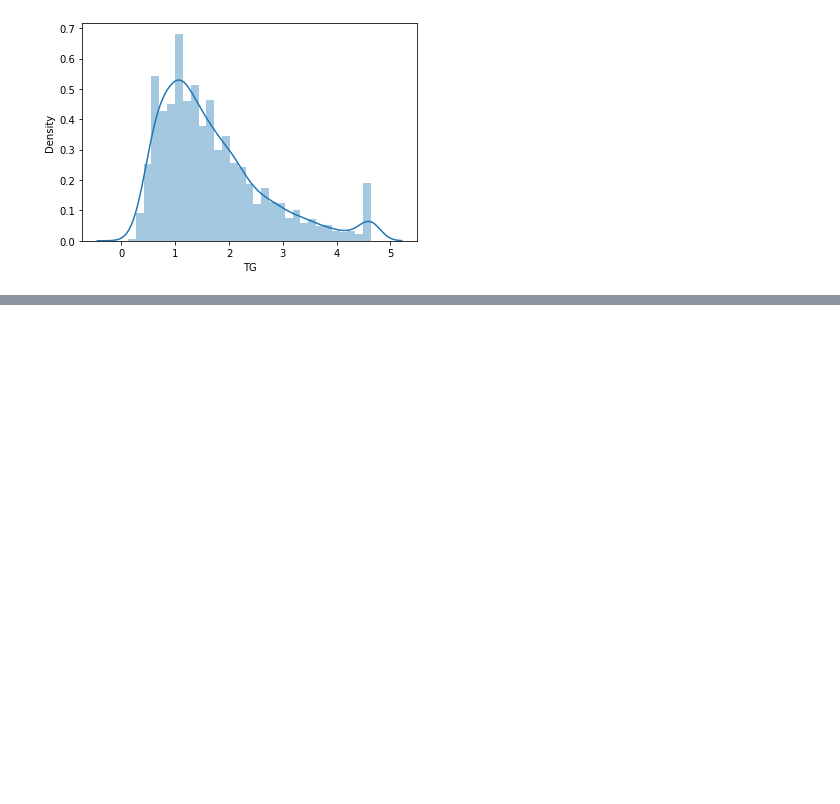
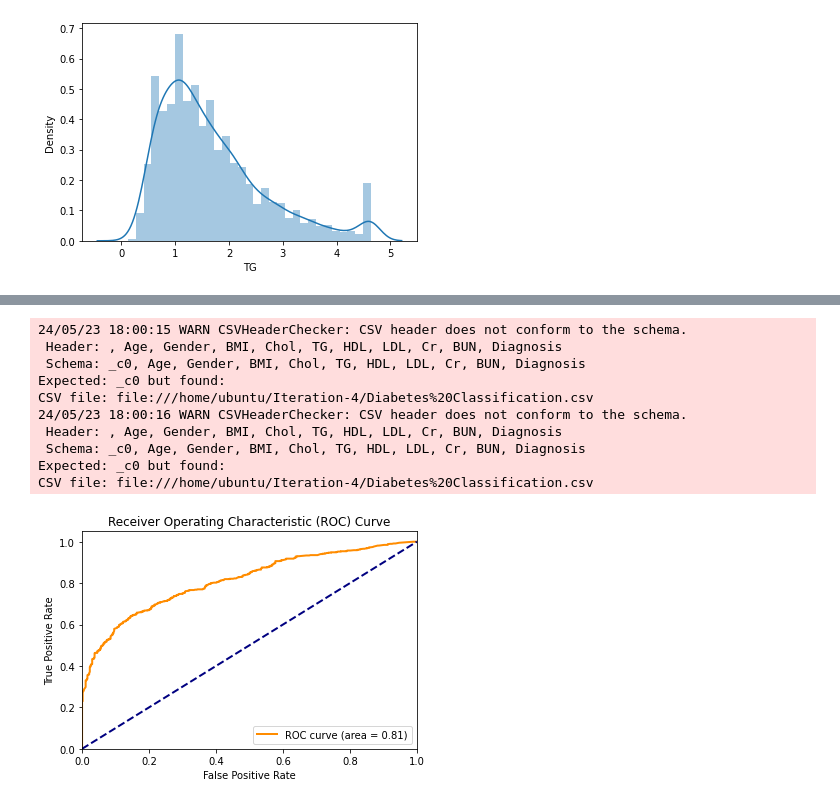
Before and after one commit to shengguima/Iteration-4, a Jupyter notebook: Assignment 4.ipynb, the cells around one changed output, grey strips where cells are left out. Drawn from its saved outputs; the diff is of its cells as text; code cells hidden in the pictures; blank space fills up the shorter version.

```diff
--- a/Assignment 4.ipynb
+++ b/Assignment 4.ipynb
@@ -750,0 +1331,31 @@ CSV file: file:///home/ubuntu/Iteration-4/Diabetes%20Classification.csv
+# %%
+probabilities = predictions_rf.select('probability').rdd.map(lambda x: x[0][1]).collect()
+
+labels = predictions_rf.select('Diagnosis').rdd.map(lambda x: int(x[0])).collect()
+
+fpr, tpr, thresholds = roc_curve(labels, probabilities)
+
+roc_auc = auc(fpr, tpr)
+
+plt.figure()
+plt.plot(fpr, tpr, color='darkorange', lw=2, label='ROC curve (area = %0.2f)' % roc_auc)
+plt.plot([0, 1], [0, 1], color='navy', lw=2, linestyle='--')
+plt.xlim([0.0, 1.0])
+plt.ylim([0.0, 1.05])
+plt.xlabel('False Positive Rate')
+plt.ylabel('True Positive Rate')
+plt.title('Receiver Operating Characteristic (ROC) Curve')
+plt.legend(loc="lower right")
+plt.show()
+# %% [output]
+24/05/23 18:00:15 WARN CSVHeaderChecker: CSV header does not conform to the schema.
+ Header: , Age, Gender, BMI, Chol, TG, HDL, LDL, Cr, BUN, Diagnosis
+ Schema: _c0, Age, Gender, BMI, Chol, TG, HDL, LDL, Cr, BUN, Diagnosis
+Expected: _c0 but found:
+CSV file: file:///home/ubuntu/Iteration-4/Diabetes%20Classification.csv
+24/05/23 18:00:16 WARN CSVHeaderChecker: CSV header does not conform to the schema.
+ Header: , Age, Gender, BMI, Chol, TG, HDL, LDL, Cr, BUN, Diagnosis
+ Schema: _c0, Age, Gender, BMI, Chol, TG, HDL, LDL, Cr, BUN, Diagnosis
+Expected: _c0 but found:
+CSV file: file:///home/ubuntu/Iteration-4/Diabetes%20Classification.csv
+[figure, added]
```
Also changed, not shown: parts of 36 cells of this notebook, 1 other file.
